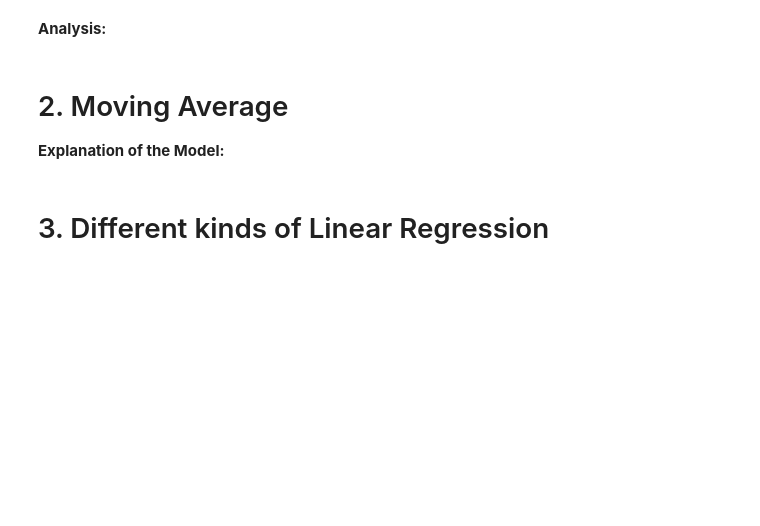
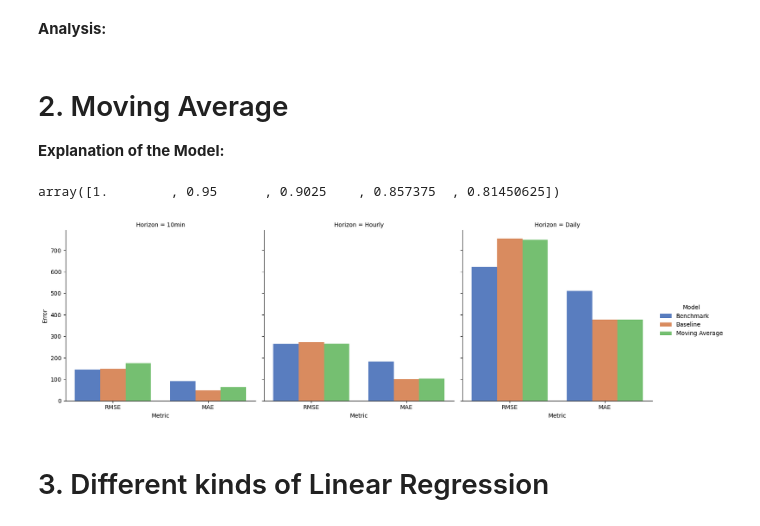
Before and after one commit to H-Kugler/forecasting-wind-power, a Jupyter notebook: notebooks/basic_models.ipynb, the cells around one changed output. Cells and saved outputs as stored; diff of their text form; code cells hidden in the pictures; blank space fills up the shorter version.

Commit message:
Moving Average model running

```diff
--- a/notebooks/basic_models.ipynb
+++ b/notebooks/basic_models.ipynb
@@ -83,5 +81,28 @@ vis.barplot_errors(df=results_brit, models=['Benchmark', 'Baseline'])
 # 2. Moving Average
 
 **Explanation of the Model:**
+# %%
+np.array([0.95 ** i for i in range(5)])
+# %% [output]
+array([1.        , 0.95      , 0.9025    , 0.857375  , 0.81450625])
+# %%
+res = []
+predictions = []
+
+for horizon in HORIZONS:
+    model = MovingAverage(data=turbine_two, horizon=horizon, window_size=5, discount=0.9)
+    model.fit(test_start=test_start_brit, test_end=test_end_brit)
+    preds = model.predict()
+    rmse = np.sqrt(mean_squared_error(y_true=model.y_test, y_pred=preds))
+    mae = median_absolute_error(y_true=model.y_test, y_pred=preds)
+    res.append([rmse, mae])
+    predictions.append(preds)
+
+results_brit['Moving Average'] = np.ravel(np.array(res), order='F')
+# %%
+# plot results
+vis.barplot_errors(df=results_brit, models=['Benchmark', 'Baseline', 'Moving Average'])
+# %% [output]
+[figure, added]
 # %% [markdown]
 # 3. Different kinds of Linear Regression
```
Also changed, not shown: parts of 2 cells of this notebook, 3 other files.
